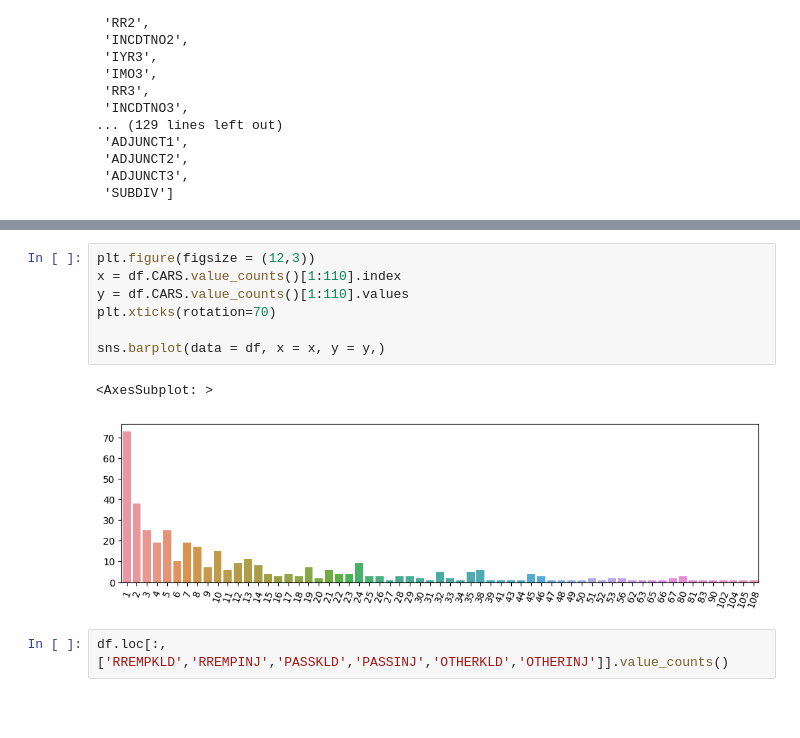
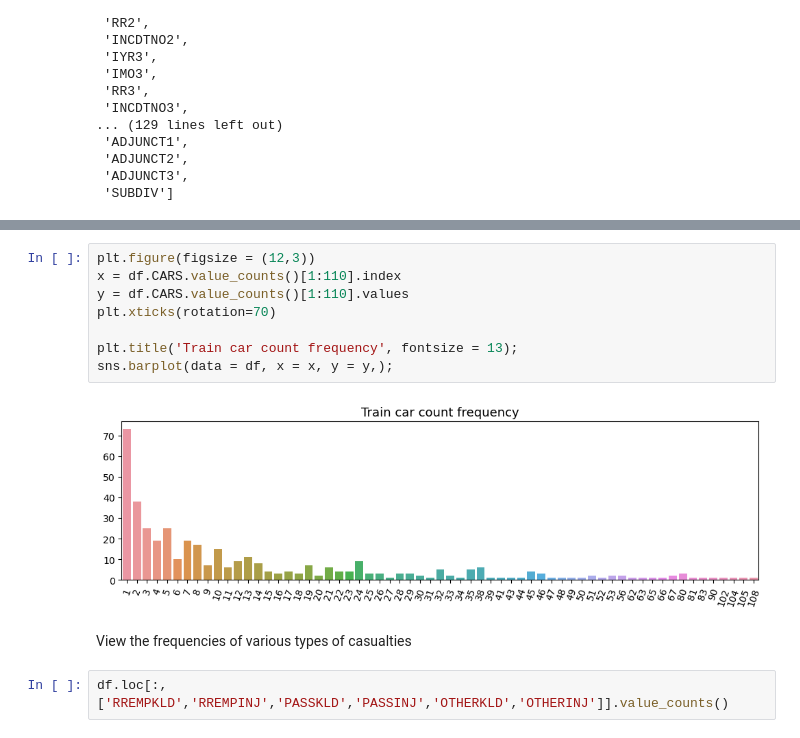
Before and after one commit to AlexBandurin/Train-Accidents-, a Jupyter notebook: Train_accidents_EDA.ipynb, the cells around one changed output, grey strips where cells are left out. Cells and saved outputs as stored; diff of their text form; blank space fills up the shorter version.

```diff
--- a/Train_accidents_EDA.ipynb
+++ b/Train_accidents_EDA.ipynb
@@ -107,13 +94,15 @@ df.head(2)
 # %%
 plt.figure(figsize = (12,3))
 x = df.CARS.value_counts()[1:110].index
 y = df.CARS.value_counts()[1:110].values
 plt.xticks(rotation=70)
 
-sns.barplot(data = df, x = x, y = y,)
+plt.title('Train car count frequency', fontsize = 13);
+sns.barplot(data = df, x = x, y = y,);
 # %% [output]
-<AxesSubplot: >
-[figure, old version]
+[figure, new version]
+# %% [markdown]
+View the frequencies of various types of casualties
 # %%
 df.loc[:,['RREMPKLD','RREMPINJ','PASSKLD','PASSINJ','OTHERKLD','OTHERINJ']].value_counts()
 # %% [output]
```
Also changed, not shown: parts of 16 cells of this notebook.
